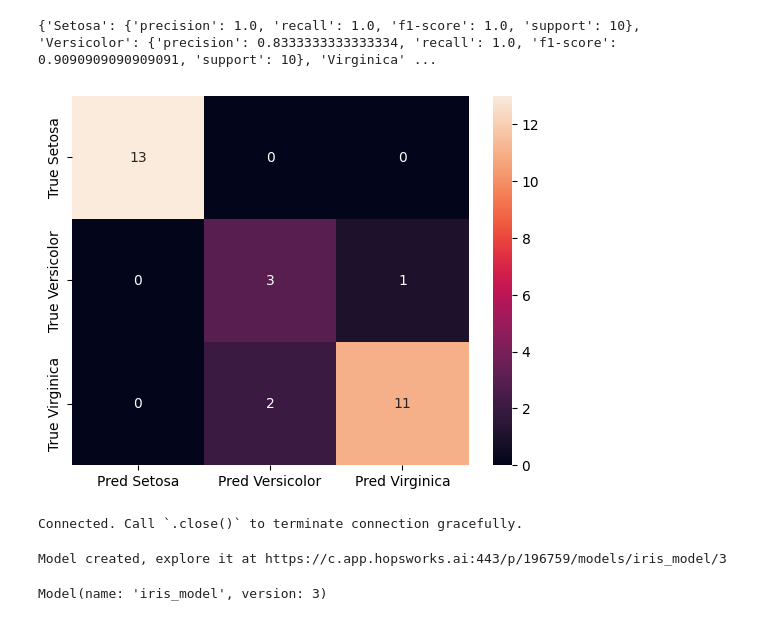
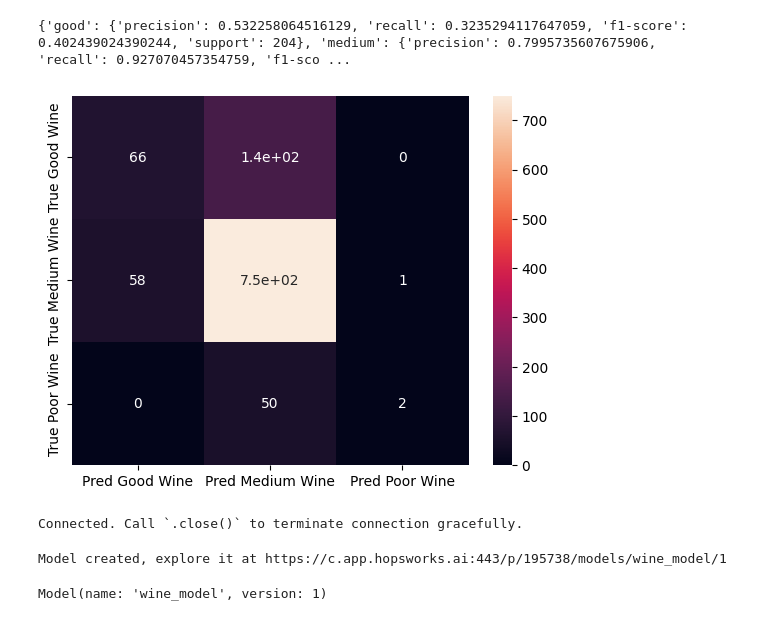
Before and after one commit to Epoxyra/id2223_lab1_wine, a Jupyter notebook: wine-training-pipeline.ipynb, the cells around one changed output. Drawn from its saved outputs; the diff is of its cells as text; code cells hidden in the pictures.

Commit message:
finished training model

```diff
--- a/wine-training-pipeline.ipynb
+++ b/wine-training-pipeline.ipynb
@@ -42,10 +29,10 @@ Connected. Call `.close()` to terminate connection gracefully.
 # %%
 # The feature view is the input set of features for your model. The features can come from different feature groups.
 # You can select features from different feature groups and join them together to create a feature view
-iris_fg = fs.get_feature_group(name="wine", version=1)
-query = iris_fg.select_all()
+wine_fg = fs.get_feature_group(name="wine", version=2)
+query = wine_fg.select_all()
 feature_view = fs.get_or_create_feature_view(name="wine",
-                                  version=1,
-                                  description="Read from Red wine dataset",
-                                  labels=["quality"],
+                                  version=2,
+                                  description="Read from wine quality dataset",
+                                  labels=["quality_label"],
                                   query=query)
@@ -52,8 +42,4 @@ feature_view = fs.get_or_create_feature_view(name="wine",
 # %%
 # You can read training data, randomly split into train/test sets of features (X) and labels (y)
 X_train, X_test, y_train, y_test = feature_view.train_test_split(0.2)
-
-# Train our model with the Scikit-learn K-nearest-neighbors algorithm using our features (X_train) and labels (y_train)
-model = KNeighborsClassifier(n_neighbors=2)
-model.fit(X_train, y_train.values.ravel())
 # %% [output]
@@ -94,0 +80,16 @@ y_train
+# %%
+# Train our model with the Scikit-learn K-nearest-neighbors algorithm using our features (X_train) and labels (y_train)
+# We iterate over different values of K to find the best performing model
+k_neighbors = range(2 , 11 , 2)
+Training_acc = []
+Testing_acc = []
+
+for i in k_neighbors:
+    print(f'K = {i}')
+    model = KNeighborsClassifier(n_neighbors= i)
+    model.fit(X_train , y_train.values.ravel())
+    Training_acc.append(model.score(X_train , y_train))
+    Testing_acc.append(model.score(X_test , y_test))
+
+print(f'Training accuracy: f{Training_acc}')
+print(f'Testing accuracy: f{Testing_acc}')
@@ -95,4 +106,7 @@ y_train
 # %%
+model = KNeighborsClassifier(n_neighbors=10)
+model.fit(X_train, y_train.values.ravel())
+
 # Evaluate model performance using the features from the test set (X_test)
 y_pred = model.predict(X_test)
 
@@ -104,26 +116,26 @@ FutureWarning: Unlike other reduction functions (e.g. `skew`, `kurtosis`), the d
 # %%
 print(metrics)
 # %% [output]
-{'Setosa': {'precision': 1.0, 'recall': 1.0, 'f1-score': 1.0, 'support': 10}, 'Versicolor': {'precision': 0.8333333333333334, 'recall': 1.0, 'f1-score': 0.9090909090909091, 'support': 10}, 'Virginica' ...
+{'good': {'precision': 0.532258064516129, 'recall': 0.3235294117647059, 'f1-score': 0.402439024390244, 'support': 204}, 'medium': {'precision': 0.7995735607675906, 'recall': 0.927070457354759, 'f1-sco ...
 # %%
 # Create the confusion matrix as a figure, we will later store it as a PNG image file
-df_cm = pd.DataFrame(results, ['True Setosa', 'True Versicolor', 'True Virginica'],
-                     ['Pred Setosa', 'Pred Versicolor', 'Pred Virginica'])
+df_cm = pd.DataFrame(results, ['True Good Wine', 'True Medium Wine', 'True Poor Wine'],
+                     ['Pred Good Wine', 'Pred Medium Wine', 'Pred Poor Wine'])
 cm = sns.heatmap(df_cm, annot=True)
 fig = cm.get_figure()
 # %% [output]
-[figure, old version]
+[figure, new version]
 # %%
 # We will now upload our model to the Hopsworks Model Registry. First get an object for the model registry.
 mr = project.get_model_registry()
 
 # The contents of the 'iris_model' directory will be saved to the model registry. Create the dir, first.
-model_dir="iris_model"
+model_dir="wine_model"
 if os.path.isdir(model_dir) == False:
     os.mkdir(model_dir)
 
 # Save both our model and the confusion matrix to 'model_dir', whose contents will be uploaded to the model registry
-joblib.dump(model, model_dir + "/iris_model.pkl")
+joblib.dump(model, model_dir + "/wine_model.pkl")
 fig.savefig(model_dir + "/confusion_matrix.png")
 
 # Specify the schema of the model's input/output using the features (X_train) and labels (y_train)
@@ -132,16 +144,16 @@ output_schema = Schema(y_train)
 model_schema = ModelSchema(input_schema, output_schema)
 
 # Create an entry in the model registry that includes the model's name, desc, metrics
-iris_model = mr.python.create_model(
-    name="iris_model",
+wine_model = mr.python.create_model(
+    name="wine_model",
     metrics={"accuracy" : metrics['accuracy']},
     model_schema=model_schema,
-    description="Iris Flower Predictor"
+    description="Wine Quality Predictor"
 )
 
 # Upload the model to the model registry, including all files in 'model_dir'
-iris_model.save(model_dir)
+wine_model.save(model_dir)
 # %% [output]
 Connected. Call `.close()` to terminate connection gracefully.
-Model created, explore it at https://c.app.hopsworks.ai:443/p/196759/models/iris_model/3
+Model created, explore it at https://c.app.hopsworks.ai:443/p/195738/models/wine_model/1
-Model(name: 'iris_model', version: 3)
+Model(name: 'wine_model', version: 1)
```
Also changed, not shown: parts of 9 cells of this notebook, 3 other files.
